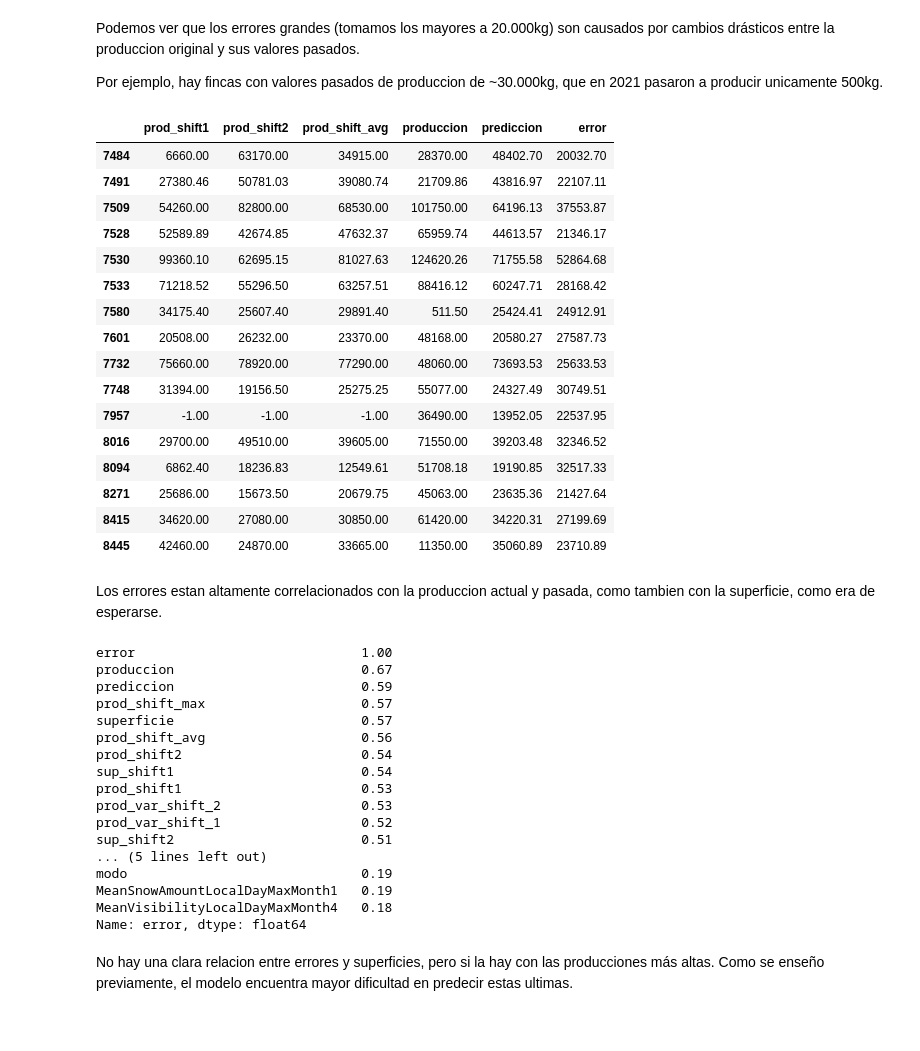
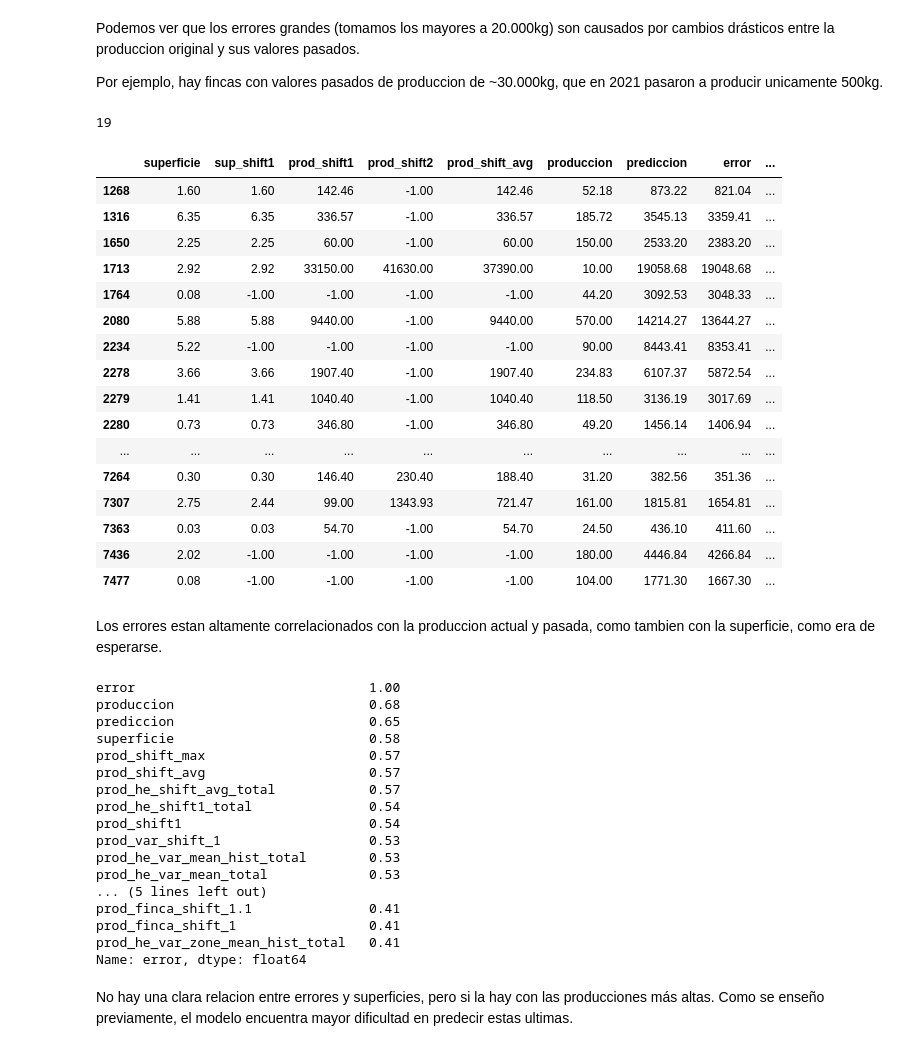
Before and after one commit to vitostamatti/datathon-cajamar-malbecs, a Jupyter notebook: notebooks/03-Modelizacion-responsable.ipynb, the cells around one changed output. Saved outputs shown, nothing was run; the diff lists cells and outputs as text; code cells hidden in the pictures.

```diff
--- a/notebooks/03-Modelizacion-responsable.ipynb
+++ b/notebooks/03-Modelizacion-responsable.ipynb
@@ -196,7 +222,8 @@ plt.show()
 # %% [markdown]
 Generamos df donde evaluaremos el error, agregando una columna que calcule la diferencia entre el valor real de la producción y la prediccion
 # %%
-df_errores = X_test.copy()
-df_errores['prediccion'] = preds
-df_errores['produccion'] = y_test
+df_errores = X_train.copy()
+df_errores['prediccion'] = m.predict(X_train)
+df_errores['produccion'] = y_train
 df_errores['error'] = abs(df_errores.prediccion - df_errores.produccion)
+df_errores['error_p'] = (df_errores.error / df_errores.produccion)*100
@@ -212,47 +275,51 @@ plt.show()
 Podemos ver que los errores grandes (tomamos los mayores a 20.000kg) son causados por cambios drásticos entre la produccion original y sus valores pasados.
 
 Por ejemplo, hay fincas con valores pasados de produccion de ~30.000kg, que en 2021 pasaron a producir unicamente 500kg.
+# %%
+df_errores.id_estacion.nunique()
+# %% [output]
+19
 # %%
-df_errores[df_errores.error > 20000][['prod_shift1','prod_shift2','prod_shift_avg','produccion','prediccion','error',]]
+df_errores[df_errores.error_p > 1000][['superficie','sup_shift1','prod_shift1','prod_shift2','prod_shift_avg','produccion','prediccion','error','error_p']]
 # %% [output]
-|  | prod_shift1 | prod_shift2 | prod_shift_avg | produccion | prediccion | error |
-| 7484 | 6660.00 | 63170.00 | 34915.00 | 28370.00 | 48402.70 | 20032.70 |
-| 7491 | 27380.46 | 50781.03 | 39080.74 | 21709.86 | 43816.97 | 22107.11 |
-| 7509 | 54260.00 | 82800.00 | 68530.00 | 101750.00 | 64196.13 | 37553.87 |
-| 7528 | 52589.89 | 42674.85 | 47632.37 | 65959.74 | 44613.57 | 21346.17 |
-| 7530 | 99360.10 | 62695.15 | 81027.63 | 124620.26 | 71755.58 | 52864.68 |
-| 7533 | 71218.52 | 55296.50 | 63257.51 | 88416.12 | 60247.71 | 28168.42 |
-| 7580 | 34175.40 | 25607.40 | 29891.40 | 511.50 | 25424.41 | 24912.91 |
-| 7601 | 20508.00 | 26232.00 | 23370.00 | 48168.00 | 20580.27 | 27587.73 |
-| 7732 | 75660.00 | 78920.00 | 77290.00 | 48060.00 | 73693.53 | 25633.53 |
-| 7748 | 31394.00 | 19156.50 | 25275.25 | 55077.00 | 24327.49 | 30749.51 |
-| 7957 | -1.00 | -1.00 | -1.00 | 36490.00 | 13952.05 | 22537.95 |
-| 8016 | 29700.00 | 49510.00 | 39605.00 | 71550.00 | 39203.48 | 32346.52 |
-| 8094 | 6862.40 | 18236.83 | 12549.61 | 51708.18 | 19190.85 | 32517.33 |
-| 8271 | 25686.00 | 15673.50 | 20679.75 | 45063.00 | 23635.36 | 21427.64 |
-| 8415 | 34620.00 | 27080.00 | 30850.00 | 61420.00 | 34220.31 | 27199.69 |
-| 8445 | 42460.00 | 24870.00 | 33665.00 | 11350.00 | 35060.89 | 23710.89 |
+|  | superficie | sup_shift1 | prod_shift1 | prod_shift2 | prod_shift_avg | produccion | prediccion | error | ... |
+| 1268 | 1.60 | 1.60 | 142.46 | -1.00 | 142.46 | 52.18 | 873.22 | 821.04 | ... |
+| 1316 | 6.35 | 6.35 | 336.57 | -1.00 | 336.57 | 185.72 | 3545.13 | 3359.41 | ... |
+| 1650 | 2.25 | 2.25 | 60.00 | -1.00 | 60.00 | 150.00 | 2533.20 | 2383.20 | ... |
+| 1713 | 2.92 | 2.92 | 33150.00 | 41630.00 | 37390.00 | 10.00 | 19058.68 | 19048.68 | ... |
+| 1764 | 0.08 | -1.00 | -1.00 | -1.00 | -1.00 | 44.20 | 3092.53 | 3048.33 | ... |
+| 2080 | 5.88 | 5.88 | 9440.00 | -1.00 | 9440.00 | 570.00 | 14214.27 | 13644.27 | ... |
+| 2234 | 5.22 | -1.00 | -1.00 | -1.00 | -1.00 | 90.00 | 8443.41 | 8353.41 | ... |
+| 2278 | 3.66 | 3.66 | 1907.40 | -1.00 | 1907.40 | 234.83 | 6107.37 | 5872.54 | ... |
+| 2279 | 1.41 | 1.41 | 1040.40 | -1.00 | 1040.40 | 118.50 | 3136.19 | 3017.69 | ... |
+| 2280 | 0.73 | 0.73 | 346.80 | -1.00 | 346.80 | 49.20 | 1456.14 | 1406.94 | ... |
+| ... | ... | ... | ... | ... | ... | ... | ... | ... | ... |
+| 7264 | 0.30 | 0.30 | 146.40 | 230.40 | 188.40 | 31.20 | 382.56 | 351.36 | ... |
+| 7307 | 2.75 | 2.44 | 99.00 | 1343.93 | 721.47 | 161.00 | 1815.81 | 1654.81 | ... |
+| 7363 | 0.03 | 0.03 | 54.70 | -1.00 | 54.70 | 24.50 | 436.10 | 411.60 | ... |
+| 7436 | 2.02 | -1.00 | -1.00 | -1.00 | -1.00 | 180.00 | 4446.84 | 4266.84 | ... |
+| 7477 | 0.08 | -1.00 | -1.00 | -1.00 | -1.00 | 104.00 | 1771.30 | 1667.30 | ... |
 # %% [markdown]
 Los errores estan altamente correlacionados con la produccion actual y pasada, como tambien con la superficie, como era de esperarse.
 # %%
 df_errores.corr()['error'].sort_values(ascending=False).head(20)
 # %% [output]
-error                             1.00
-produccion                        0.67
-prediccion                        0.59
-prod_shift_max                    0.57
-superficie                        0.57
-prod_shift_avg                    0.56
-prod_shift2                       0.54
-sup_shift1                        0.54
-prod_shift1                       0.53
-prod_var_shift_2                  0.53
-prod_var_shift_1                  0.52
-sup_shift2                        0.51
+error                              1.00
+produccion                         0.68
+prediccion                         0.65
+superficie                         0.58
+prod_shift_max                     0.57
+prod_shift_avg                     0.57
+prod_he_shift_avg_total            0.57
+prod_he_shift1_total               0.54
+prod_shift1                        0.54
+prod_var_shift_1                   0.53
+prod_he_var_mean_hist_total        0.53
+prod_he_var_mean_total             0.53
 ... (5 lines left out)
-modo                              0.19
-MeanSnowAmountLocalDayMaxMonth1   0.19
-MeanVisibilityLocalDayMaxMonth4   0.18
+prod_finca_shift_1.1               0.41
+prod_finca_shift_1                 0.41
+prod_he_var_zone_mean_hist_total   0.41
 Name: error, dtype: float64
 # %% [markdown]
 No hay una clara relacion entre errores y superficies, pero si la hay con las producciones más altas. Como se enseño previamente, el modelo encuentra mayor dificultad en predecir estas ultimas.
```
Also changed, not shown: parts of 12 cells of this notebook.
